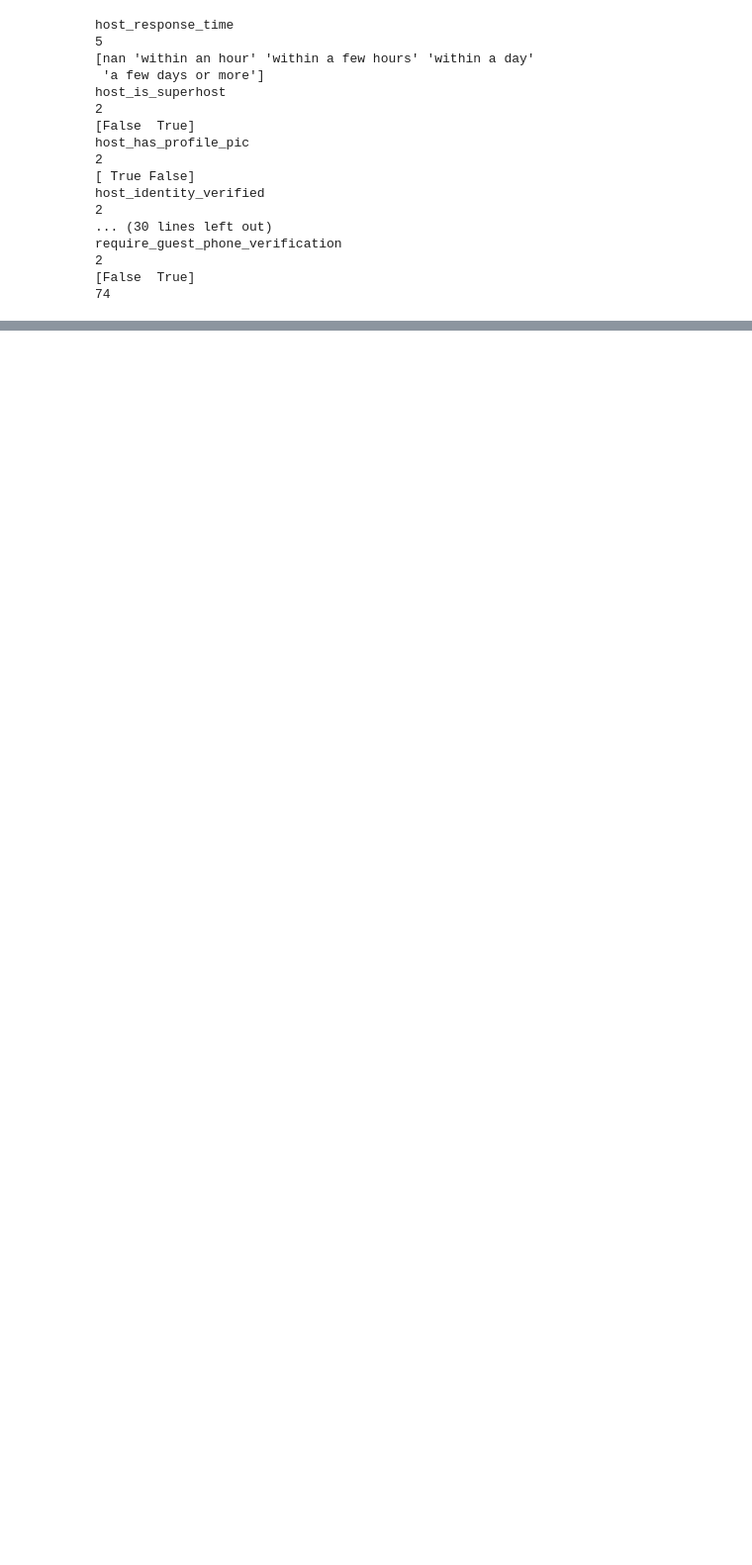
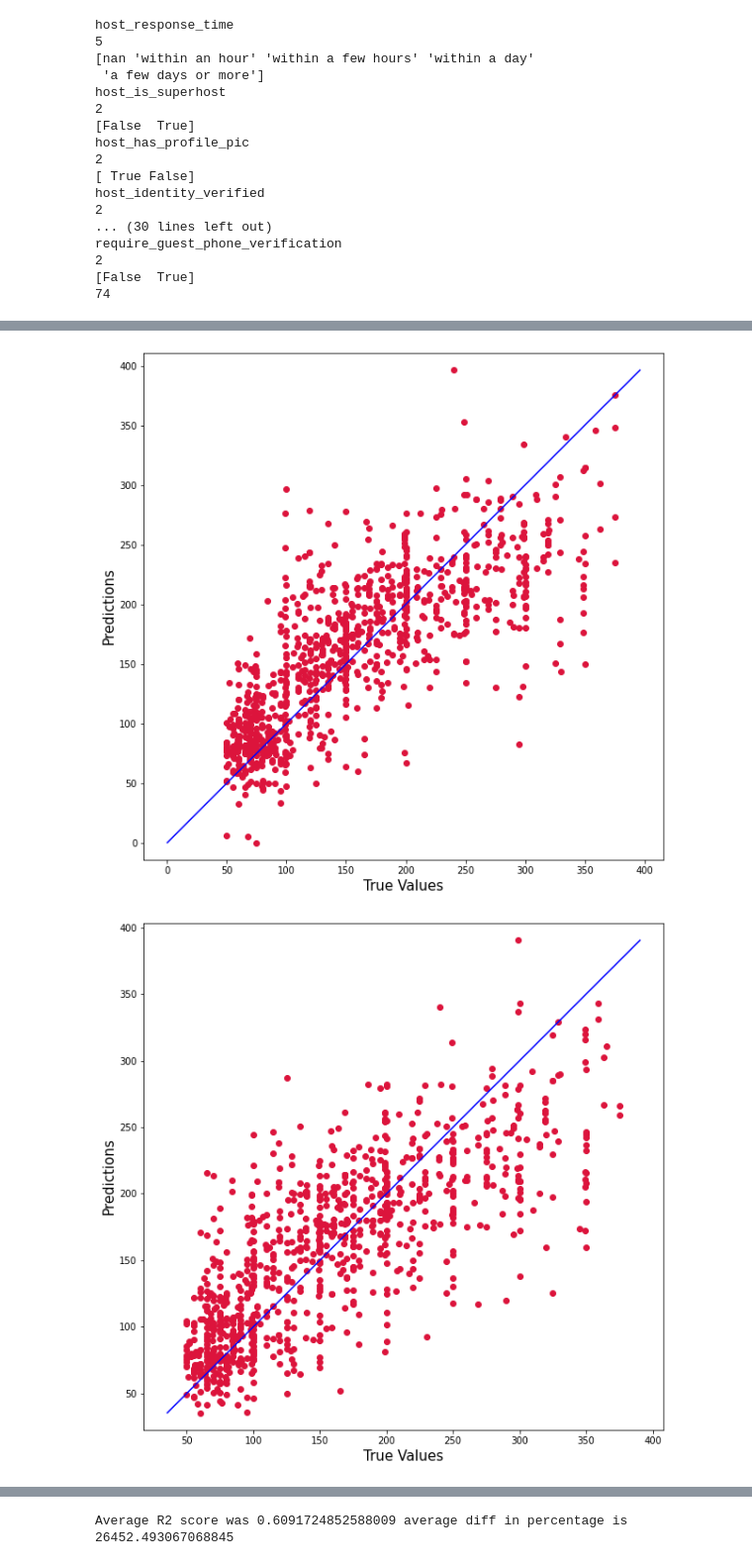
Before and after one commit to mai0elkady/Boston_airbnb_data_analysis, a Jupyter notebook: Boston_airbnb.ipynb, the cells around one changed output, grey strips where cells are left out. Shown at 99% size. Saved outputs shown, nothing was run; the diff lists cells and outputs as text; code cells hidden in the pictures; blank space fills up the shorter version.

```diff
--- a/Boston_airbnb.ipynb
+++ b/Boston_airbnb.ipynb
@@ -565,0 +512,9 @@ print(r2_score(y_test,y_pred))
+# %%
+X,y,all_data = get_training_data(cat_df,quant_df,impute=1,dummies=True)
+# %%
+#first for linear regression
+avg_r2_score,avg_diff = linear_reg_training(X,y,random_seed=42,n_splits=5)
+print("Average R2 score was "+str(avg_r2_score)+" average diff in percentage is "+str(avg_diff))
+# %% [output]
+[figure, added]
+[figure, added]
@@ -565,0 +524 @@ print(r2_score(y_test,y_pred))
+Average R2 score was 0.6091724852588009 average diff in percentage is 26452.493067068845
```
Also changed, not shown: parts of 26 cells of this notebook.
